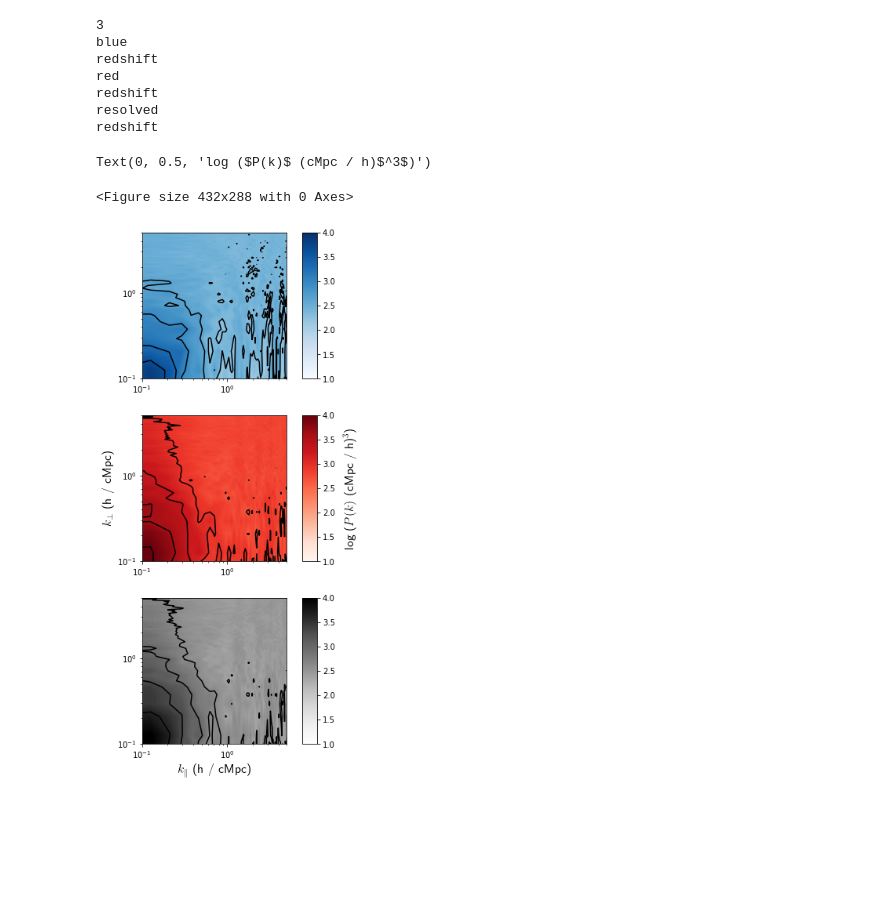
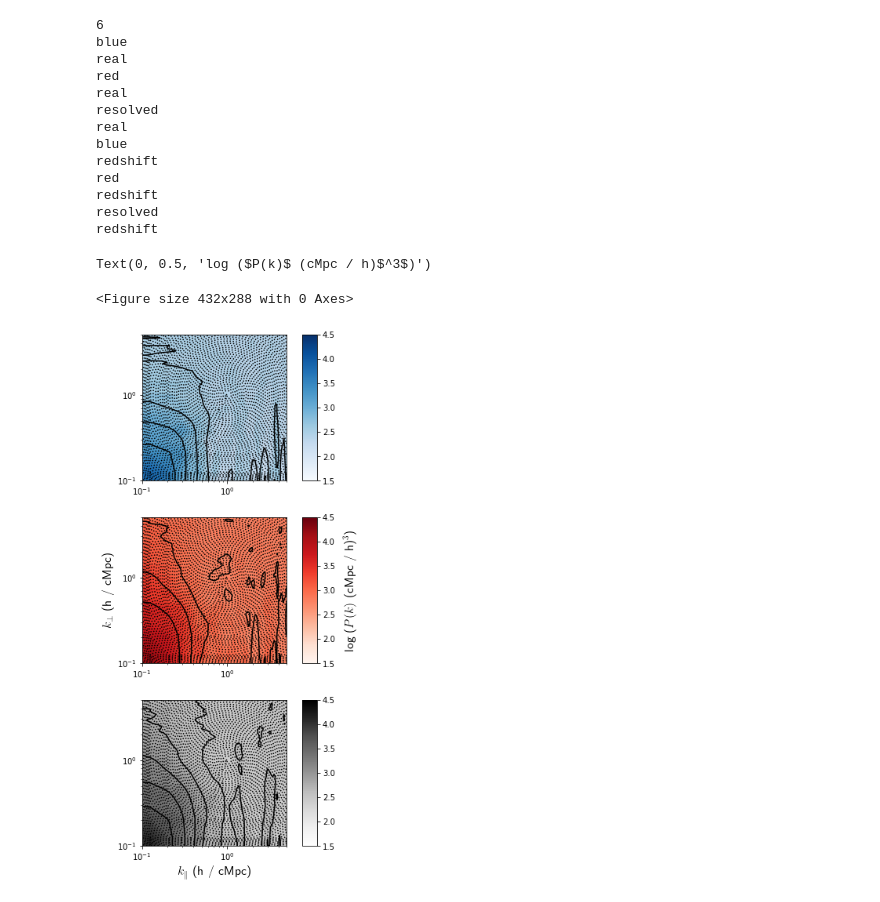
Before and after one commit to calvinosinga/hcolor, a Jupyter notebook: fig_md_analysis/2D_slices/rvb_2D_slices.ipynb, the cells around one changed output. Drawn from its saved outputs; the diff is of its cells as text; code cells hidden in the pictures; blank space fills up the shorter version.

```diff
--- a/fig_md_analysis/2D_slices/rvb_2D_slices.ipynb
+++ b/fig_md_analysis/2D_slices/rvb_2D_slices.ipynb
@@ -15,4 +15,7 @@ SNAP = 99
 # %%
+from scipy.ndimage.filters import gaussian_filter
+
+
 def extractData():
     data = []
     print(len(f.results['2Dpk']))
@@ -22,7 +25,7 @@ def extractData():
         print(d.getProp('space'))
     return data
 
-def plot_pk(ax, cax, pk2d, cmap = 'viridis', vlim = [0, 4.5], nlevels = 100, cont_spacing = 0.5):
+def plot_pk(ax, cax, pk2d, cmap = 'viridis', vlim = [0, 4.5], nlevels = 100, cont_spacing = 0.5, smooth_sigma = 0.6):
     plt.sca(ax)
     vmin, vmax = vlim
     norm = mpl.colors.Normalize(vmin, vmax)
@@ -39,21 +42,29 @@ def plot_pk(ax, cax, pk2d, cmap = 'viridis', vlim = [0, 4.5], nlevels = 100, con
     plt.contourf(KPAR, KPER, np.log10(pk), levels = levels, cmap = cmap, vmin = vmin, vmax = vmax)
     smap = mpl.cm.ScalarMappable(norm = norm, cmap = cmap)
     plt.colorbar(smap, cax = cax)
-    plt.contour(KPAR, KPER, np.log10(pk), levels = np.arange(vmin, vmax+cont_spacing, cont_spacing), colors = 'black')
-
+    data = gaussian_filter(np.log10(pk), sigma = smooth_sigma)
+    plt.contour(KPAR, KPER, data, levels = np.arange(vmin, vmax+cont_spacing, cont_spacing), colors = 'black')
+    circles = np.sqrt(np.log10(KPAR) ** 2 + np.log10(KPER) **2)
+    plt.contour(KPAR, KPER, circles, levels = 100, colors = 'black', linestyles = ':')
     plt.xlim(.1, 5)
     plt.ylim(.1, 5)
     plt.xscale('log')
     plt.yscale('log')
     return
 # %%
-f = pkl.load(open('/home/cosinga/scratch/hcolor/output/fiducial_%sB_%03dS_0A_800R/results/galaxygrid_%sB_%03dS_0A_800R.pkl_rlib.pkl'%(SIM, SNAP, SIM, SNAP), 'rb'))
+f = pkl.load(open('/home/cosinga/scratch/hcolor/output/alt_%sB_%03dS_0A_800R/results/galaxygrid_%sB_%03dS_0A_800R.pkl_rlib.pkl'%(SIM, SNAP, SIM, SNAP), 'rb'))
 
 data = extractData()
 blue = data[0]
 red = data[1]
 # %% [output]
-3
+6
+blue
+real
+red
+real
+resolved
+real
 blue
 redshift
 red
@@ -63,16 +74,16 @@ redshift
 # %%
 plt.clf()
 fig, axes = plt.subplots(3, 2, gridspec_kw = {'width_ratios':[1, .1], 'hspace':0.25}, figsize = (4, 12))
 cmaps = ['Blues', 'Reds', 'Greys']
 for i in range(3):
-    plot_pk(axes[i, 0], axes[i, 1], data[i], cmap = cmaps[i], vlim = [1.5, 4.5], cont_spacing = 0.5)
+    plot_pk(axes[i, 0], axes[i, 1], data[i], cmap = cmaps[i], vlim = [1.5, 4.5], cont_spacing = 0.25, smooth_sigma = 1.0)
 axes[-1, 0].set_xlabel(r'$k_\parallel$ (h / cMpc)', usetex = True, fontsize = 16)
 axes[1, 0].set_ylabel(r'$k_\perp$ (h / cMpc)', usetex = True, fontsize = 16)
 axes[1, 1].set_ylabel(r'log ($P(k)$ (cMpc / h)$^3$)', usetex = True, fontsize = 16, labelpad = 10)
 # %% [output]
 Text(0, 0.5, 'log ($P(k)$ (cMpc / h)$^3$)')
 <Figure size 432x288 with 0 Axes>
-[figure, old version]
+[figure, new version]
 # %%
 f = pkl.load(open('/home/cosinga/scratch/hcolor/output/fiducial_%sB_%03dS_0A_800R/results/vnXgalaxy_%sB_%03dS_0A_800R.pkl_rlib.pkl'%(SIM, SNAP, SIM, SNAP), 'rb'))
 # %%
```
Also changed, not shown: parts of 1 cell of this notebook, 8 other files.
